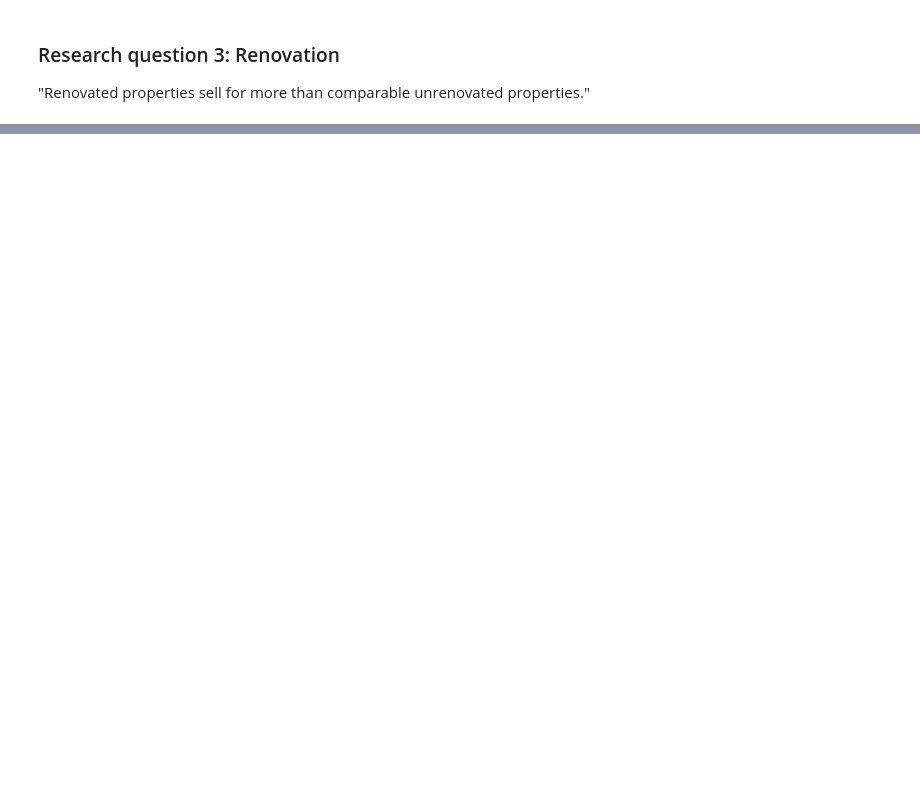
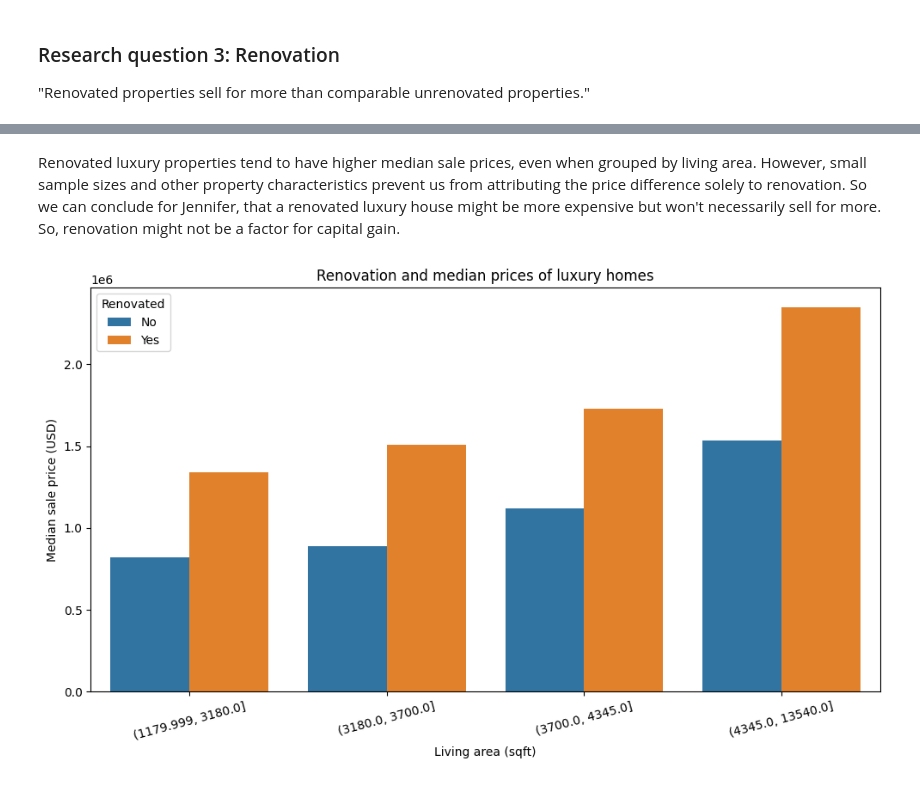
Before and after one commit to leopardb/ds-eda-project, a Jupyter notebook: 04_eda.ipynb, the cells around one changed output, grey strips where cells are left out. Drawn from its saved outputs; the diff is of its cells as text; code cells hidden in the pictures; blank space fills up the shorter version.

```diff
--- a/04_eda.ipynb
+++ b/04_eda.ipynb
@@ -444,0 +513,2 @@ plt.show()
+# %%
+df["is_renovated"] = df["yr_renovated"] > 0
@@ -444,0 +526,4 @@ plt.show()
+# %%
+luxury = df[df["grade"] >= 10]
+
+luxury.groupby('is_renovated')['price'].agg(["count", "median"])
@@ -444,0 +537,11 @@ plt.show()
+# %%
+# we make a copy to avoid the SettingWithCopyWarning warning
+luxury = luxury.copy()
+
+luxury["size_group"] = pd.qcut(
+    luxury["sqft_living"],
+    q=4,
+    duplicates="drop"
+)
+
+luxury.groupby(["size_group", "is_renovated"])['price'].agg(["count", "median"])
@@ -444,0 +573,24 @@ plt.show()
+# %% [markdown]
+Renovated luxury properties tend to have higher median sale prices, even when grouped by living area. However, small sample sizes and other property characteristics prevent us from attributing the price difference solely to renovation. So we can conclude for Jennifer, that a renovated luxury house might be more expensive but won't necessarily sell for more. So, renovation might not be a factor for capital gain.
+# %%
+plt.figure(figsize=(10, 6))
+
+sns.barplot(
+    data=luxury,
+    x="size_group",
+    y="price",
+    hue="is_renovated",
+    estimator="median",
+    errorbar=None
+)
+
+plt.title("Renovation and median prices of luxury homes")
+plt.xlabel("Living area (sqft)")
+plt.ylabel("Median sale price (USD)")
+plt.legend(title="Renovated", labels=["No", "Yes"])
+
+plt.xticks(rotation=15)
+plt.tight_layout()
+plt.show()
+# %% [output]
+[figure, added]
```
Also changed, not shown: parts of 14 cells of this notebook.
